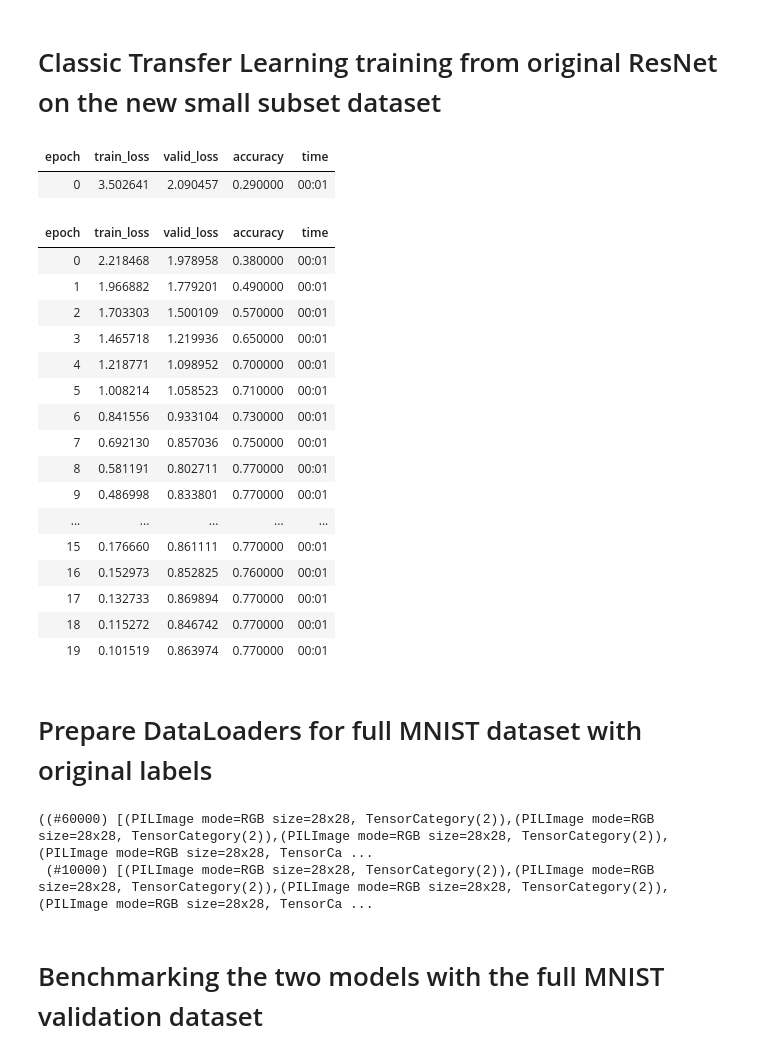
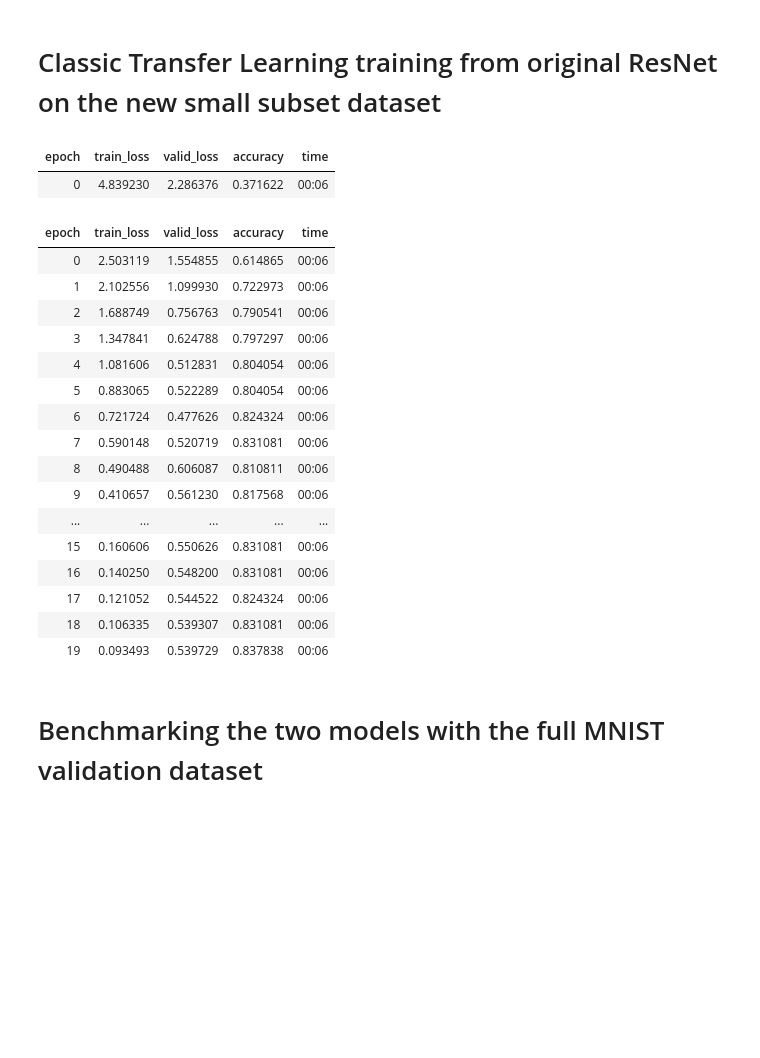
Before and after one commit to JacopoMangiavacchi/FastLabeling, a Jupyter notebook: pets_cats_dogs_transfer_learning.ipynb, the cells around one changed output. Saved outputs shown, nothing was run; the diff lists cells and outputs as text; code cells hidden in the pictures; blank space fills up the shorter version.

```diff
--- a/pets_cats_dogs_transfer_learning.ipynb
+++ b/pets_cats_dogs_transfer_learning.ipynb
@@ -184,37 +169,28 @@ learn2.predict(test_path)
 # %% [markdown]
 # Classic Transfer Learning training from original ResNet on the new small subset dataset
 # %%
-learn3 = cnn_learner(subset_dls, resnet34, metrics=accuracy)
+learn3 = cnn_learner(subset_pets_dls, resnet34, metrics=accuracy)
 learn3.fine_tune(20)
 # %% [output]
 | epoch | train_loss | valid_loss | accuracy | time |
-| 0 | 3.502641 | 2.090457 | 0.290000 | 00:01 |
+| 0 | 4.839230 | 2.286376 | 0.371622 | 00:06 |
 | epoch | train_loss | valid_loss | accuracy | time |
-| 0 | 2.218468 | 1.978958 | 0.380000 | 00:01 |
-| 1 | 1.966882 | 1.779201 | 0.490000 | 00:01 |
-| 2 | 1.703303 | 1.500109 | 0.570000 | 00:01 |
-| 3 | 1.465718 | 1.219936 | 0.650000 | 00:01 |
-| 4 | 1.218771 | 1.098952 | 0.700000 | 00:01 |
-| 5 | 1.008214 | 1.058523 | 0.710000 | 00:01 |
-| 6 | 0.841556 | 0.933104 | 0.730000 | 00:01 |
-| 7 | 0.692130 | 0.857036 | 0.750000 | 00:01 |
-| 8 | 0.581191 | 0.802711 | 0.770000 | 00:01 |
-| 9 | 0.486998 | 0.833801 | 0.770000 | 00:01 |
+| 0 | 2.503119 | 1.554855 | 0.614865 | 00:06 |
+| 1 | 2.102556 | 1.099930 | 0.722973 | 00:06 |
+| 2 | 1.688749 | 0.756763 | 0.790541 | 00:06 |
+| 3 | 1.347841 | 0.624788 | 0.797297 | 00:06 |
+| 4 | 1.081606 | 0.512831 | 0.804054 | 00:06 |
+| 5 | 0.883065 | 0.522289 | 0.804054 | 00:06 |
+| 6 | 0.721724 | 0.477626 | 0.824324 | 00:06 |
+| 7 | 0.590148 | 0.520719 | 0.831081 | 00:06 |
+| 8 | 0.490488 | 0.606087 | 0.810811 | 00:06 |
+| 9 | 0.410657 | 0.561230 | 0.817568 | 00:06 |
 | ... | ... | ... | ... | ... |
-| 15 | 0.176660 | 0.861111 | 0.770000 | 00:01 |
-| 16 | 0.152973 | 0.852825 | 0.760000 | 00:01 |
-| 17 | 0.132733 | 0.869894 | 0.770000 | 00:01 |
-| 18 | 0.115272 | 0.846742 | 0.770000 | 00:01 |
-| 19 | 0.101519 | 0.863974 | 0.770000 | 00:01 |
+| 15 | 0.160606 | 0.550626 | 0.831081 | 00:06 |
+| 16 | 0.140250 | 0.548200 | 0.831081 | 00:06 |
+| 17 | 0.121052 | 0.544522 | 0.824324 | 00:06 |
+| 18 | 0.106335 | 0.539307 | 0.831081 | 00:06 |
+| 19 | 0.093493 | 0.539729 | 0.837838 | 00:06 |
-# %% [markdown]
-# Prepare DataLoaders for full MNIST dataset with original labels
-# %%
-full_dls = ImageDataLoaders.from_folder(path, train='training', valid='testing')
-
-full_dls.train_ds, full_dls.valid_ds
-# %% [output]
-((#60000) [(PILImage mode=RGB size=28x28, TensorCategory(2)),(PILImage mode=RGB size=28x28, TensorCategory(2)),(PILImage mode=RGB size=28x28, TensorCategory(2)),(PILImage mode=RGB size=28x28, TensorCa ...
- (#10000) [(PILImage mode=RGB size=28x28, TensorCategory(2)),(PILImage mode=RGB size=28x28, TensorCategory(2)),(PILImage mode=RGB size=28x28, TensorCategory(2)),(PILImage mode=RGB size=28x28, TensorCa ...
 # %% [markdown]
 # Benchmarking the two models with the full MNIST validation dataset
 # %%
```
Also changed, not shown: parts of 11 cells of this notebook.
